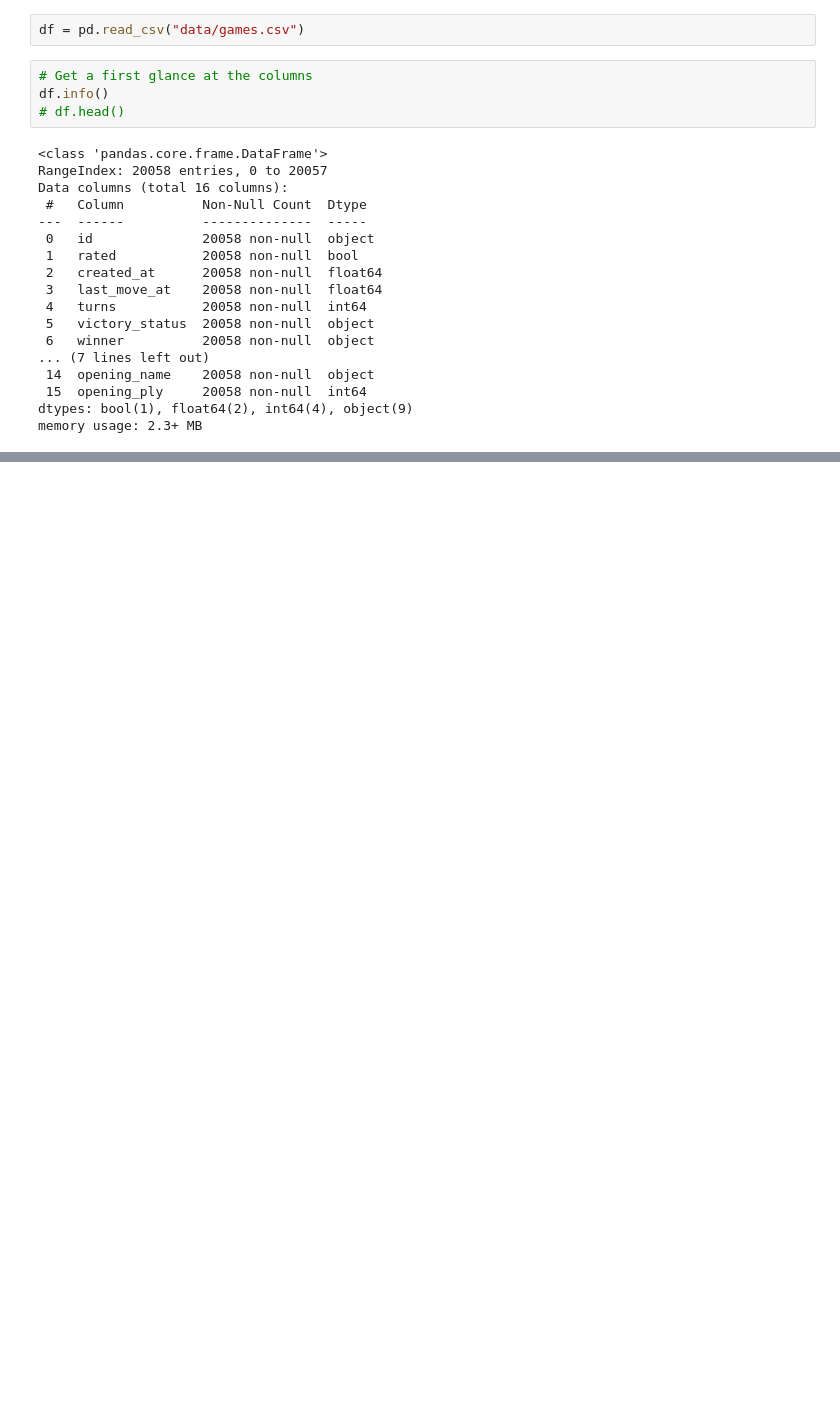
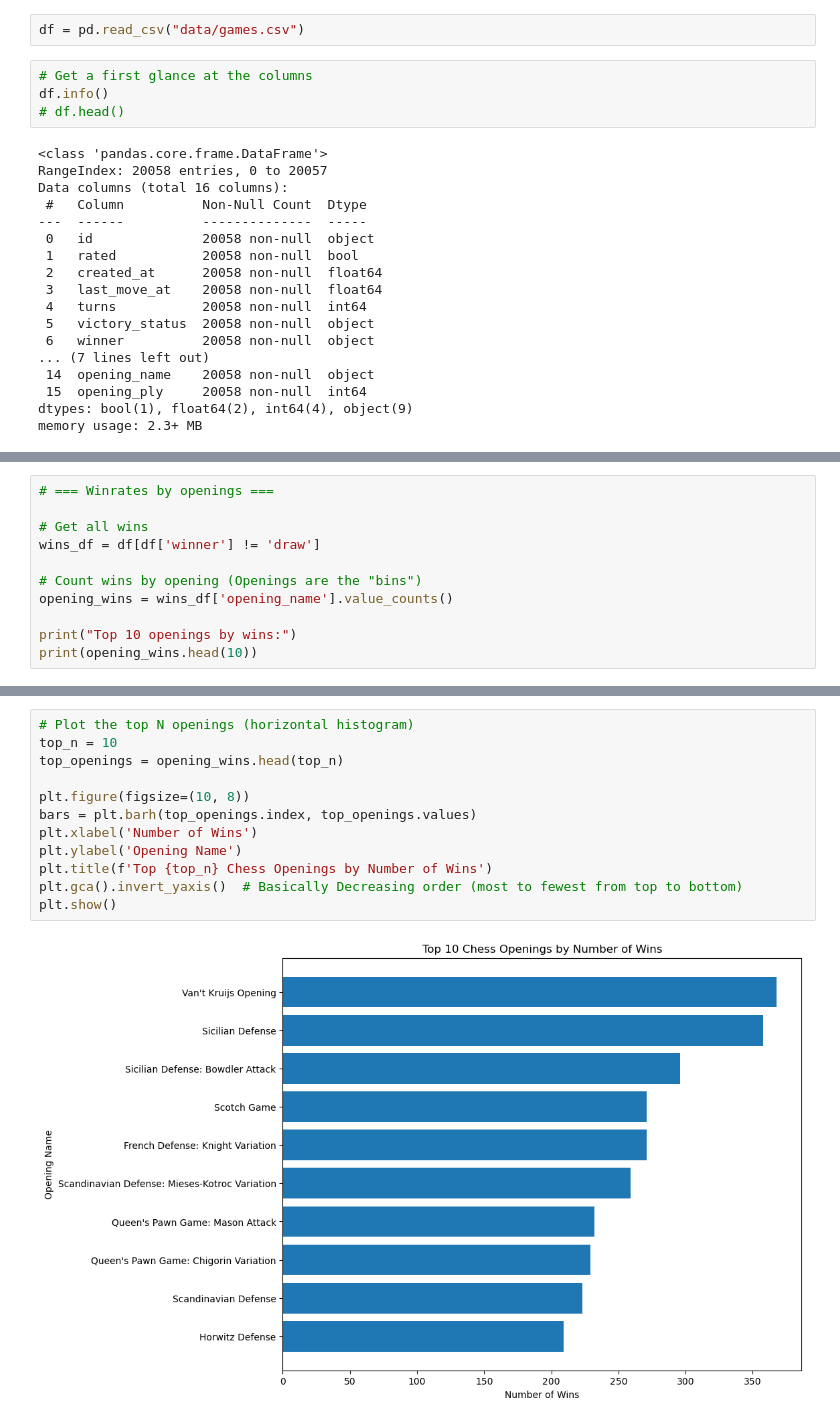
Before and after one commit to tripleelectric/ML-chess, a Jupyter notebook: EDA/eda-chess.ipynb, the cells around one changed output, grey strips where cells are left out. Drawn from its saved outputs; the diff is of its cells as text; blank space fills up the shorter version.

Commit message:
eda: most wins by opening

```diff
--- a/EDA/eda-chess.ipynb
+++ b/EDA/eda-chess.ipynb
@@ -94,0 +74,11 @@ df["opening_eco"].unique().__len__()
+# %%
+# === Winrates by openings ===
+
+# Get all wins
+wins_df = df[df['winner'] != 'draw']
+
+# Count wins by opening (Openings are the "bins")
+opening_wins = wins_df['opening_name'].value_counts()
+
+print("Top 10 openings by wins:")
+print(opening_wins.head(10))
@@ -94,0 +99,14 @@ df["opening_eco"].unique().__len__()
+# %%
+# Plot the top N openings (horizontal histogram)
+top_n = 10
+top_openings = opening_wins.head(top_n)
+
+plt.figure(figsize=(10, 8))
+bars = plt.barh(top_openings.index, top_openings.values)
+plt.xlabel('Number of Wins')
+plt.ylabel('Opening Name')
+plt.title(f'Top {top_n} Chess Openings by Number of Wins')
+plt.gca().invert_yaxis()  # Basically Decreasing order (most to fewest from top to bottom)
+plt.show()
+# %% [output]
+[figure, added]
```
Also changed, not shown: parts of 6 cells of this notebook.
